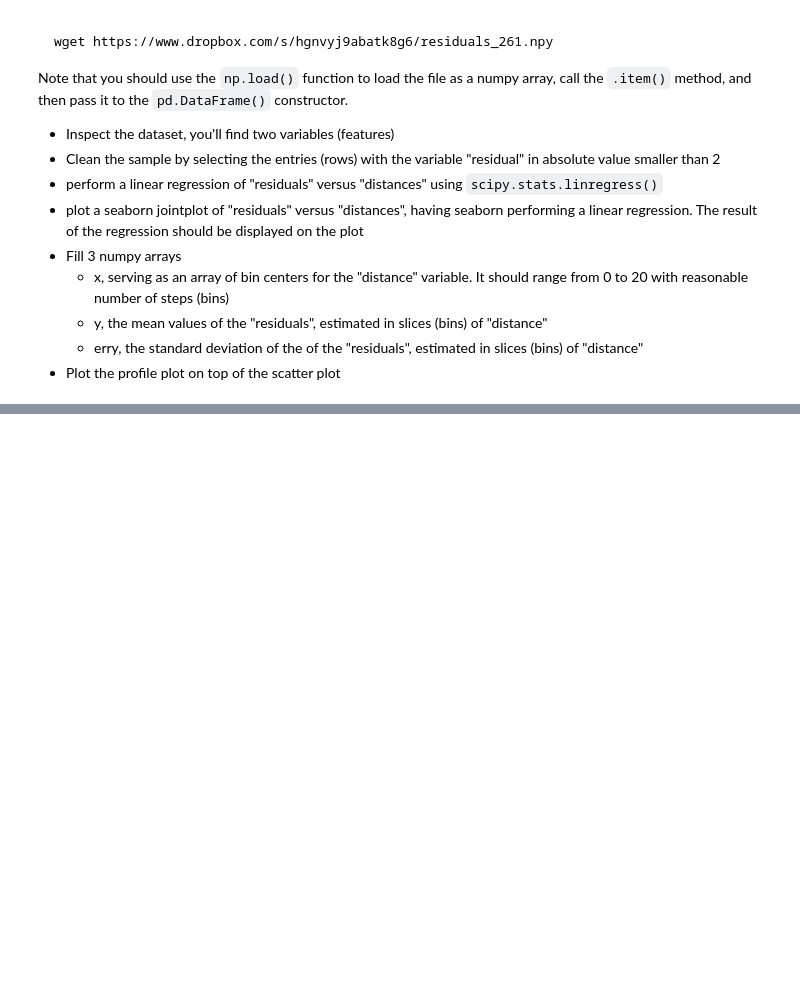
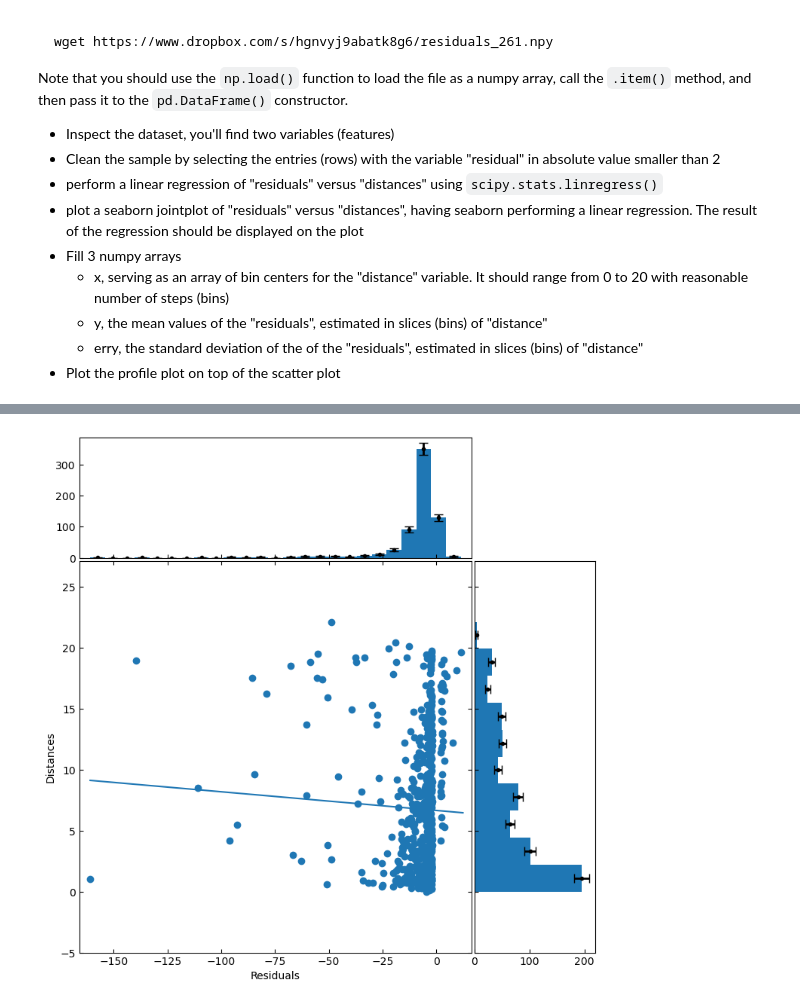
Before and after one commit to EugeniaBoccanera/LaboratoryOfComputationalPhysics_Y6, a Jupyter notebook: 07ex_Visualization.ipynb, the cells around one changed output, grey strips where cells are left out. Cells and saved outputs as stored; diff of their text form; code cells hidden in the pictures; blank space fills up the shorter version.

```diff
--- a/07ex_Visualization.ipynb
+++ b/07ex_Visualization.ipynb
@@ -166,0 +206,80 @@ Note that you should use the `np.load()` function to load the file as a numpy ar
+# %%
+from scipy.stats import linregress
+from scipy.stats import norm
+
+x = dfnew['residuals']
+y = dfnew['distances']
+
+#performing linear regression using scipy.stats
+slope, intercept, rval, pval, stderr = linregress(x,y)
+
+left, width = 0.1, 0.65
+bottom, height = 0.1, 0.65
+spacing = 0.005
+
+rect_scatter = [left, bottom, width, height]
+rect_histx = [left, bottom + height + spacing, width, 0.2]
+rect_histy = [left + width + spacing, bottom, 0.2, height]
+
+# start with a rectangular Figure
+plt.figure(figsize=(8,8))
+
+ax_scatter = plt.axes(rect_scatter)
+ax_scatter.tick_params(direction='in', top=True, right=True)
+ax_histx = plt.axes(rect_histx)
+ax_histx.tick_params(direction='in', labelbottom=False)
+ax_histy = plt.axes(rect_histy)
+ax_histy.tick_params(direction='in', labelleft=False)
+
+# the scatter plot:
+ax_scatter.scatter(x, y)
+
+#calculating the rough number of bins required for histogram plot
+binx=int(np.sqrt(len(x)))
+biny=int(np.sqrt(len(y)))
+
+#setting the limits of scatter plot
+ax_scatter.set_xlim((min(x)-5, max(x)+5))
+ax_scatter.set_ylim((min(y)-5, max(y)+5))
+ax_scatter.set_xlabel("Residuals")
+ax_scatter.set_ylabel("Distances")
+
+#simply calculating the length of each bin or binwidth for pleasure
+x_endpoints = ax_scatter.get_xlim()
+binwidth_x = abs(x_endpoints[1]-x_endpoints[0])/binx
+y_endpoints = ax_scatter.get_ylim()
+binwidth_y = abs(y_endpoints[1]-y_endpoints[0])/biny
+
+#binslist_X = np.arange(-x_endpoints[0], x_endpoints[1] + binwidth_x, binwidth_x)
+#binslist_Y = np.arange(-y_endpoints[0], y_endpoints[1] + binwidth_y, binwidth_y)
+
+#plotting histogram
+NBins_x = 25
+nx, binEdges_x, patches_x = ax_histx.hist(x, bins=NBins_x)#instead of binx/biny, i have used different number of bins instead.
+NBins_y = 10
+ny, binEdges_y, patches_y = ax_histy.hist(y, bins=NBins_y, orientation='horizontal')
+#plotting error bar on top of histogram
+bincenters_x = 0.5*(binEdges_x[1:]+binEdges_x[:-1])#formula to calculate bin center
+Std_x = np.sqrt(nx)#error being poisson uncertainity
+ax_histx.errorbar(bincenters_x, nx,yerr=Std_x,fmt='.k',elinewidth=2,capsize=4 );
+
+bincenters_y = 0.5*(binEdges_y[1:]+binEdges_y[:-1])
+Std_y = np.sqrt(ny)#error being poisson uncertainity
+#I have just shifted x to y and y to x to get a horizontal error bar and instead wrote xerr instead of yerr to suit my requirements,Boo
+ax_histy.errorbar(ny, bincenters_y, xerr=Std_y,fmt='.k',elinewidth=2,capsize=4);
+
+#setting the limits of histx(top histogram) and histy(left histogram)
+ax_histx.set_xlim(ax_scatter.get_xlim())
+ax_histy.set_ylim(ax_scatter.get_ylim())
+
+#Plotting regression line using y=mx+c formula
+X = np.linspace(min(x),max(x)+1,100)
+Y = (slope*X) + intercept
+ax_scatter.plot(X,Y)
+
+plt.show()
+
+#I have not used seaborn to plot a frequency plot histogram with a curve on top because it is poor programming since in this exercise we are not supposed to use sns.
+#Using sns to create a curve on histogram(where we are not supposed to use seaborn) for completing this task is a poor choice.
+# %% [output]
+[figure, added]
```
Also changed, not shown: parts of 13 cells of this notebook.
